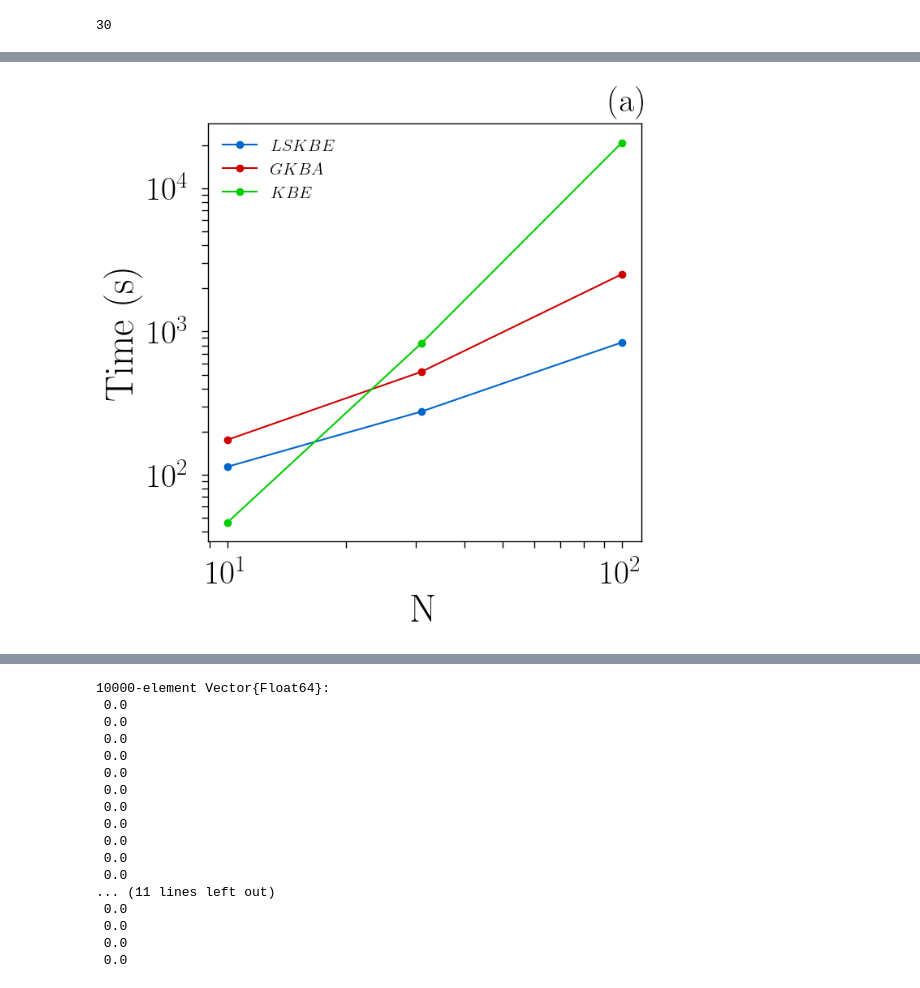
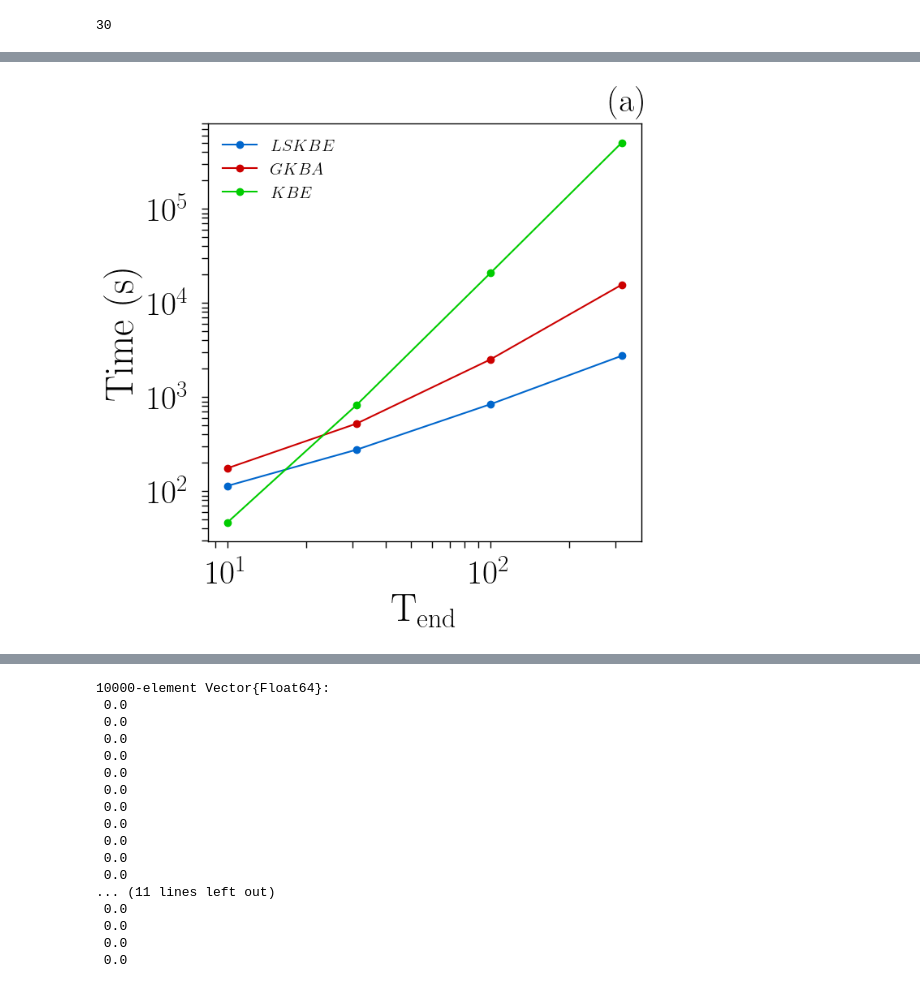
Before and after one commit to nsalazard/Internship_UDelaware, a Jupyter notebook: NewGraphics.ipynb, the cells around one changed output, grey strips where cells are left out. Drawn from its saved outputs; the diff is of its cells as text; code cells hidden in the pictures.

Commit message:
New graphics

```diff
--- a/NewGraphics.ipynb
+++ b/NewGraphics.ipynb
@@ -31,40 +36,40 @@ Y_time_n4_KBE = [46.47, 823.88, 20754]
-# %%
-x = [10, 31, 100]
-Y_padel = [113.82, 275.85, 838.47]
-Y_GKBA  = [175.34, 522.47, 2506.41]
-Y_KBE   = [46.47, 823.88, 20754]
-
-fs = 30  # Font size
-
-# Create figure and axis
-fig, ax = subplots(figsize=(7,7))
-
-# Plot curves
-ax.plot(x, Y_padel, "o-", label=raw"$LSKBE$", linewidth=1.5, color="#0066cc")
-ax.plot(x, Y_GKBA, "o-", label=raw"$GKBA$", linewidth=1.5, color="#cc0000")
-ax.plot(x, Y_KBE, "o-",  label=raw"$KBE$", linewidth=1.5, color="#00cc00")
-
-# Log-log scale
-ax.set_xscale("log")
-ax.set_yscale("log")
-
-# Labels
-ax.set_xlabel(raw"$\mathrm{N}$", fontsize=fs + 5)
-ax.set_ylabel(raw"$\mathrm{Time\ (s)}$", fontsize=fs + 5)
-
-# Ticks
-ax.tick_params(axis="both", which="both", labelsize=fs,
-               direction="out", length=6, width=1, pad=10)
-ax.yaxis.offsetText.set_fontsize(fs)
-
-# Panel label
-ax.text(0.97, 1.03, raw"$\rm{(a)}$", fontsize=fs, ha="center", transform=ax.transAxes)
-
-# Legend
-ax.legend(frameon=false, fontsize=fs-15, loc="upper left")
-
-# Layout
-fig.tight_layout()
-#display(fig)
-# %% [output]
-[figure, removed]
+# %%
+x = [10, 31, 100, 316]
+Y_padel = [113.82, 275.85, 838.47, 2744.17]
+Y_GKBA  = [175.34, 522.47, 2506.41, 15616.6]
+Y_KBE   = [46.47, 823.88, 20754, 504328.4]
+
+fs = 30  # Font size
+
+# Create figure and axis
+fig, ax = subplots(figsize=(7,7))
+
+# Plot curves
+ax.plot(x, Y_padel, "o-", label=raw"$LSKBE$", linewidth=1.5, color="#0066cc")
+ax.plot(x, Y_GKBA, "o-", label=raw"$GKBA$", linewidth=1.5, color="#cc0000")
+ax.plot(x, Y_KBE, "o-",  label=raw"$KBE$", linewidth=1.5, color="#00cc00")
+
+# Log-log scale
+ax.set_xscale("log")
+ax.set_yscale("log")
+
+# Labels
+ax.set_xlabel(raw"$\mathrm{T_{end}}$", fontsize=fs + 5)
+ax.set_ylabel(raw"$\mathrm{Time\ (s)}$", fontsize=fs + 5)
+
+# Ticks
+ax.tick_params(axis="both", which="both", labelsize=fs,
+               direction="out", length=6, width=1, pad=10)
+ax.yaxis.offsetText.set_fontsize(fs)
+
+# Panel label
+ax.text(0.97, 1.03, raw"$\rm{(a)}$", fontsize=fs, ha="center", transform=ax.transAxes)
+
+# Legend
+ax.legend(frameon=false, fontsize=fs-15, loc="upper left")
+
+# Layout
+fig.tight_layout()
+#display(fig)
+# %% [output]
+[figure, added]
```
Also changed, not shown: parts of 2 cells of this notebook.
